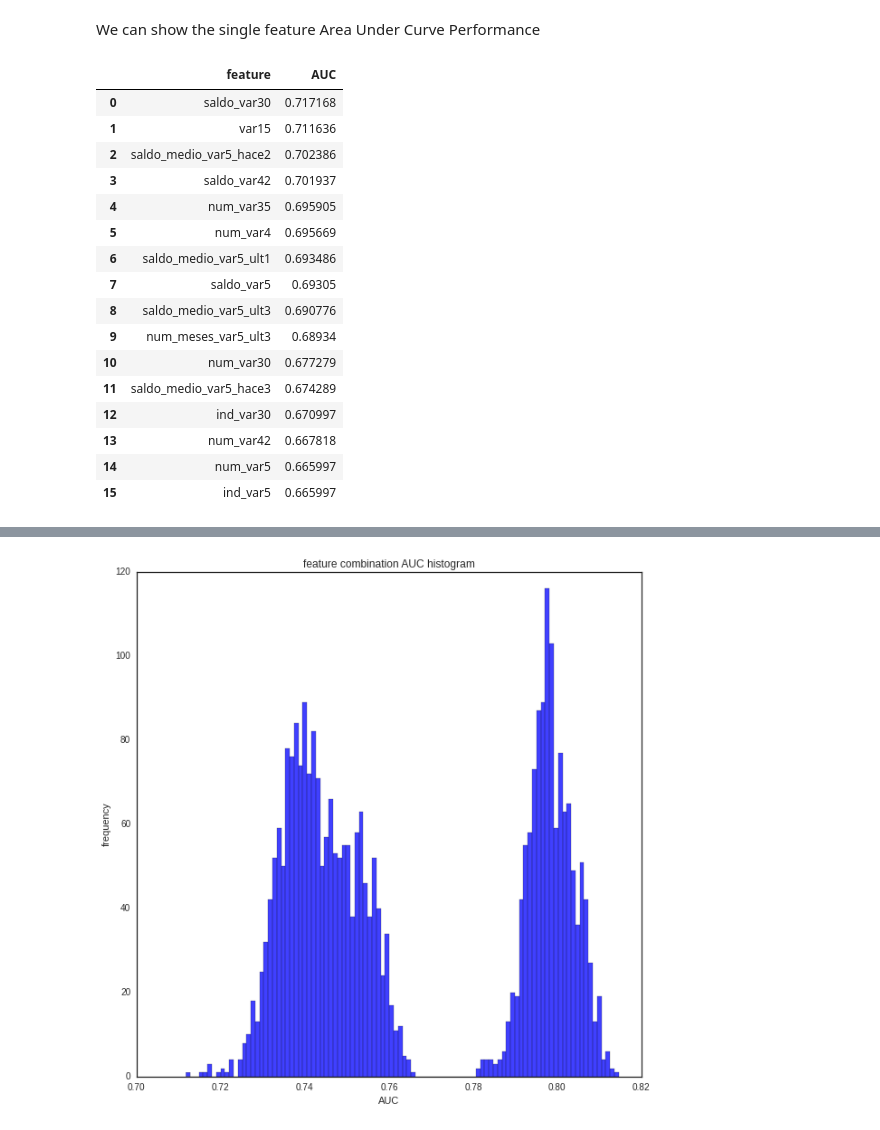
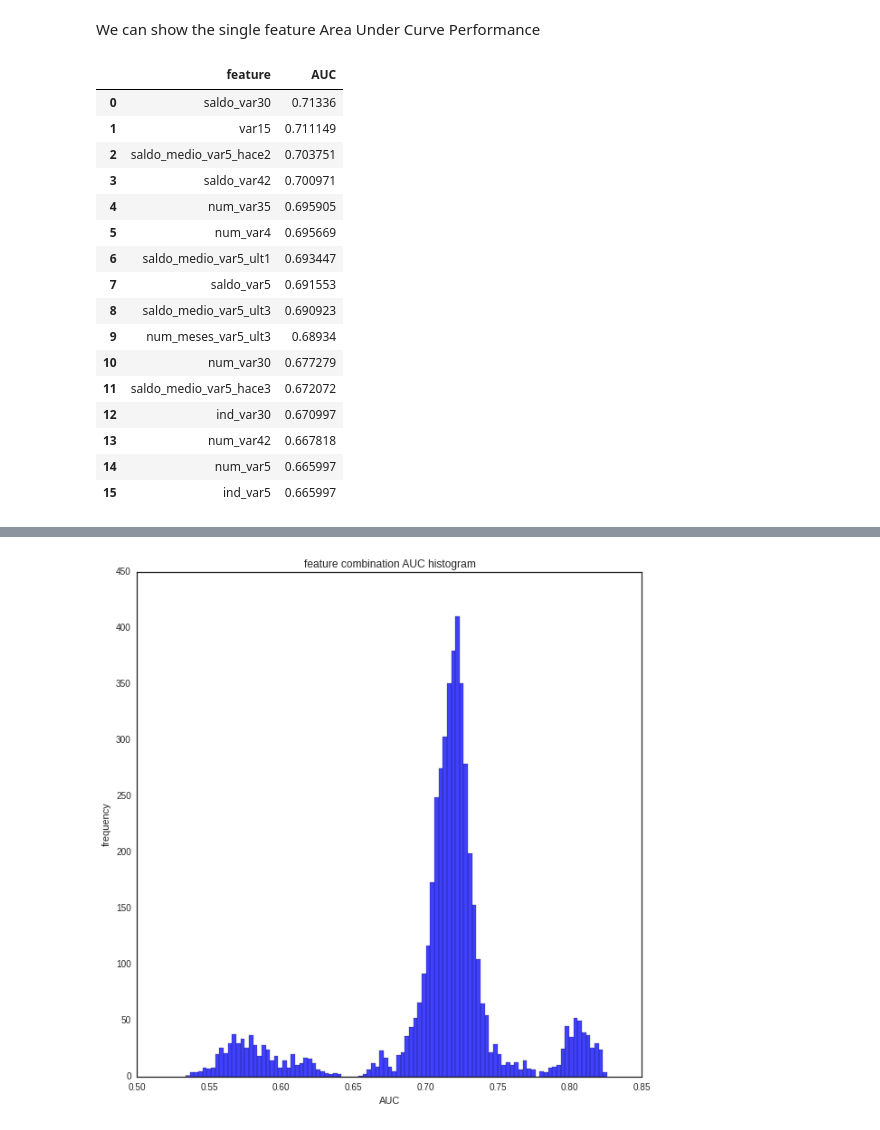
Before and after one commit to Maesh/santander-kaggle, a Jupyter notebook: Data Notebook.ipynb, the cells around one changed output, grey strips where cells are left out. Drawn from its saved outputs; the diff is of its cells as text; code cells hidden in the pictures.

```diff
--- a/Data Notebook.ipynb
+++ b/Data Notebook.ipynb
@@ -385,7 +385,7 @@ from sklearn.metrics import roc_auc_score as auc
 import time
 
 plt.rcParams['figure.figsize'] = (10, 10)
-
+rs = 19683
 #%% load data and remove constant and duplicate columns  (taken from a kaggle script)
 
 trainDataFrame = pd.read_csv('train.csv')
@@ -416,10 +416,10 @@ trainFeatures = trainDataFrame.drop(['ID','TARGET'], axis=1)
 #%% look at single feature performance
 
 X_train, X_valid, y_train, y_valid = cross_validation.train_test_split(trainFeatures, trainLabels,
-                                                                       test_size=0.5, random_state=19683)
+                                                                       test_size=0.5, random_state=rs)
 verySimpleLearner = ensemble.GradientBoostingClassifier(n_estimators=20, max_features=1, max_depth=3,
                                                         min_samples_leaf=100, learning_rate=0.1,
-                                                        subsample=0.65, loss='deviance', random_state=1)
+                                                        subsample=0.65, loss='deviance', random_state=rs)
 
 startTime = time.time()
 singleFeatureTable = pd.DataFrame(index=range(len(X_train.columns)), columns=['feature','AUC'])
@@ -444,18 +444,18 @@ singleFeatureTable = singleFeatureTable.sort_values(by='AUC', axis=0, ascending=
 singleFeatureTable.ix[:15,:]
 # %% [output]
 |  | feature | AUC |
-| 0 | saldo_var30 | 0.717168 |
-| 1 | var15 | 0.711636 |
-| 2 | saldo_medio_var5_hace2 | 0.702386 |
-| 3 | saldo_var42 | 0.701937 |
+| 0 | saldo_var30 | 0.71336 |
+| 1 | var15 | 0.711149 |
+| 2 | saldo_medio_var5_hace2 | 0.703751 |
+| 3 | saldo_var42 | 0.700971 |
 | 4 | num_var35 | 0.695905 |
 | 5 | num_var4 | 0.695669 |
-| 6 | saldo_medio_var5_ult1 | 0.693486 |
-| 7 | saldo_var5 | 0.69305 |
-| 8 | saldo_medio_var5_ult3 | 0.690776 |
+| 6 | saldo_medio_var5_ult1 | 0.693447 |
+| 7 | saldo_var5 | 0.691553 |
+| 8 | saldo_medio_var5_ult3 | 0.690923 |
 | 9 | num_meses_var5_ult3 | 0.68934 |
 | 10 | num_var30 | 0.677279 |
-| 11 | saldo_medio_var5_hace3 | 0.674289 |
+| 11 | saldo_medio_var5_hace3 | 0.672072 |
 | 12 | ind_var30 | 0.670997 |
 | 13 | num_var42 | 0.667818 |
 | 14 | num_var5 | 0.665997 |
@@ -464,14 +464,14 @@ singleFeatureTable.ix[:15,:]
 #%% find interesting fivewise combinations
 
 numFeaturesInCombination = 5
-numCombinations = 10000
+numCombinations = 5000
 numBestSingleFeaturesToSelectFrom = 50
 
 X_train, X_valid, y_train, y_valid = cross_validation.train_test_split(trainFeatures, trainLabels,
-                                                                       test_size=0.5, random_state=1)
-weakLearner = ensemble.GradientBoostingClassifier(n_estimators=30, max_features=2, max_depth=3,
+                                                                       test_size=0.5, random_state=rs)
+weakLearner = ensemble.GradientBoostingClassifier(n_estimators=50, max_features=2, max_depth=6,
                                                   min_samples_leaf=100,learning_rate=0.1,
-                                                  subsample=0.65, loss='deviance', random_state=1)
+                                                  subsample=0.65, loss='deviance', random_state=rs)
 
 featuresToUse = singleFeatureTable.ix[0:numBestSingleFeaturesToSelectFrom-1,'feature']
 featureColumnNames = ['feature'+str(x+1) for x in range(numFeaturesInCombination)]
@@ -508,4 +508,4 @@ plt.xlabel('AUC'); plt.ylabel('frequency'); plt.title('feature combination AUC h
-[figure, old version]
+[figure, new version]
 # %%
 #%% sort according to combination AUC and look at the table
 
```
Also changed, not shown: parts of 9 cells of this notebook, 6 other files.
